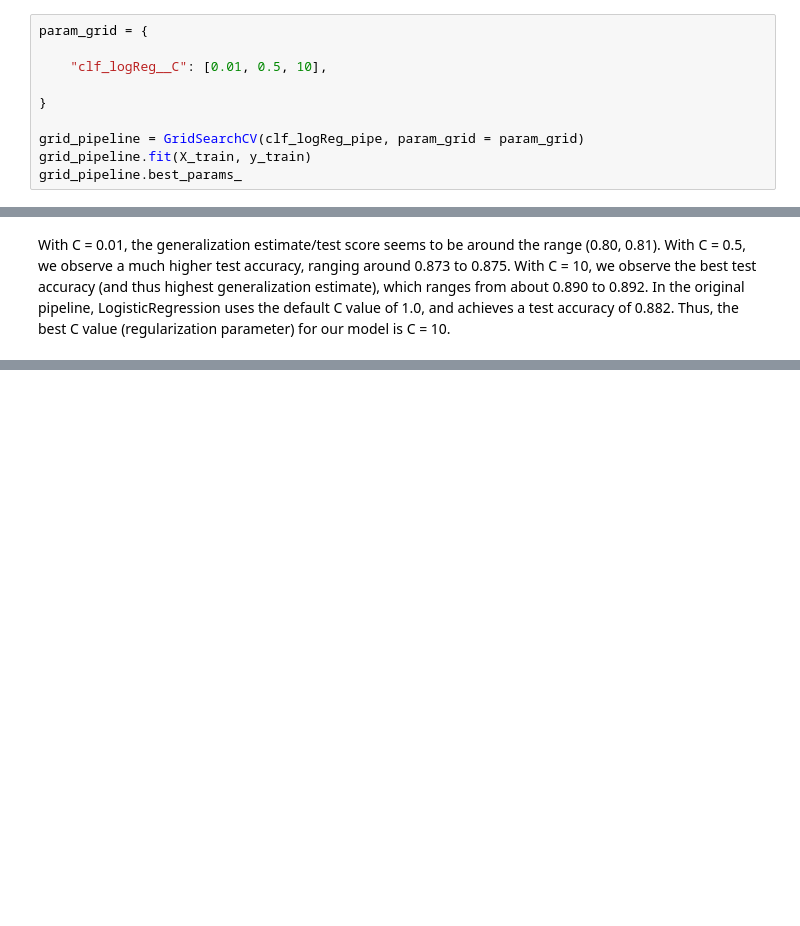
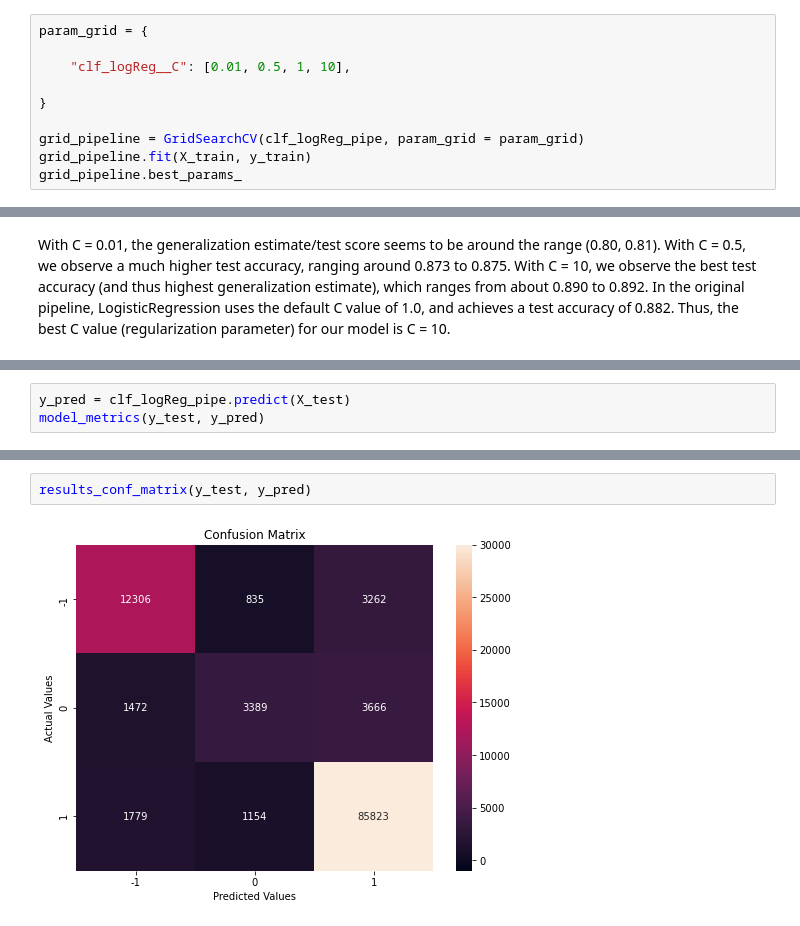
Before and after one commit to COGS118A/Group027-Sp22, a Jupyter notebook: models/LogisticRegression.ipynb, the cells around one changed output, grey strips where cells are left out. Saved outputs shown, nothing was run; the diff lists cells and outputs as text; blank space fills up the shorter version.

Commit message:
Confusion Matrix and Metrics added

```diff
--- a/models/LogisticRegression.ipynb
+++ b/models/LogisticRegression.ipynb
@@ -175,7 +179,7 @@ dict_keys(['memory', 'steps', 'verbose', 'vect', 'tfidf', 'clf_logReg', 'vect__a
 # %%
 param_grid = {
 
-    "clf_logReg__C": [0.01, 0.5, 10],
+    "clf_logReg__C": [0.01, 0.5, 1, 10],
 
 }
 
@@ -264,0 +269,3 @@ np.mean(predictedLogReg == y_test)
+# %%
+y_pred = clf_logReg_pipe.predict(X_test)
+model_metrics(y_test, y_pred)
@@ -264,0 +290,4 @@ np.mean(predictedLogReg == y_test)
+# %%
+results_conf_matrix(y_test, y_pred)
+# %% [output]
+[figure, added]
```
Also changed, not shown: parts of 7 cells of this notebook.
